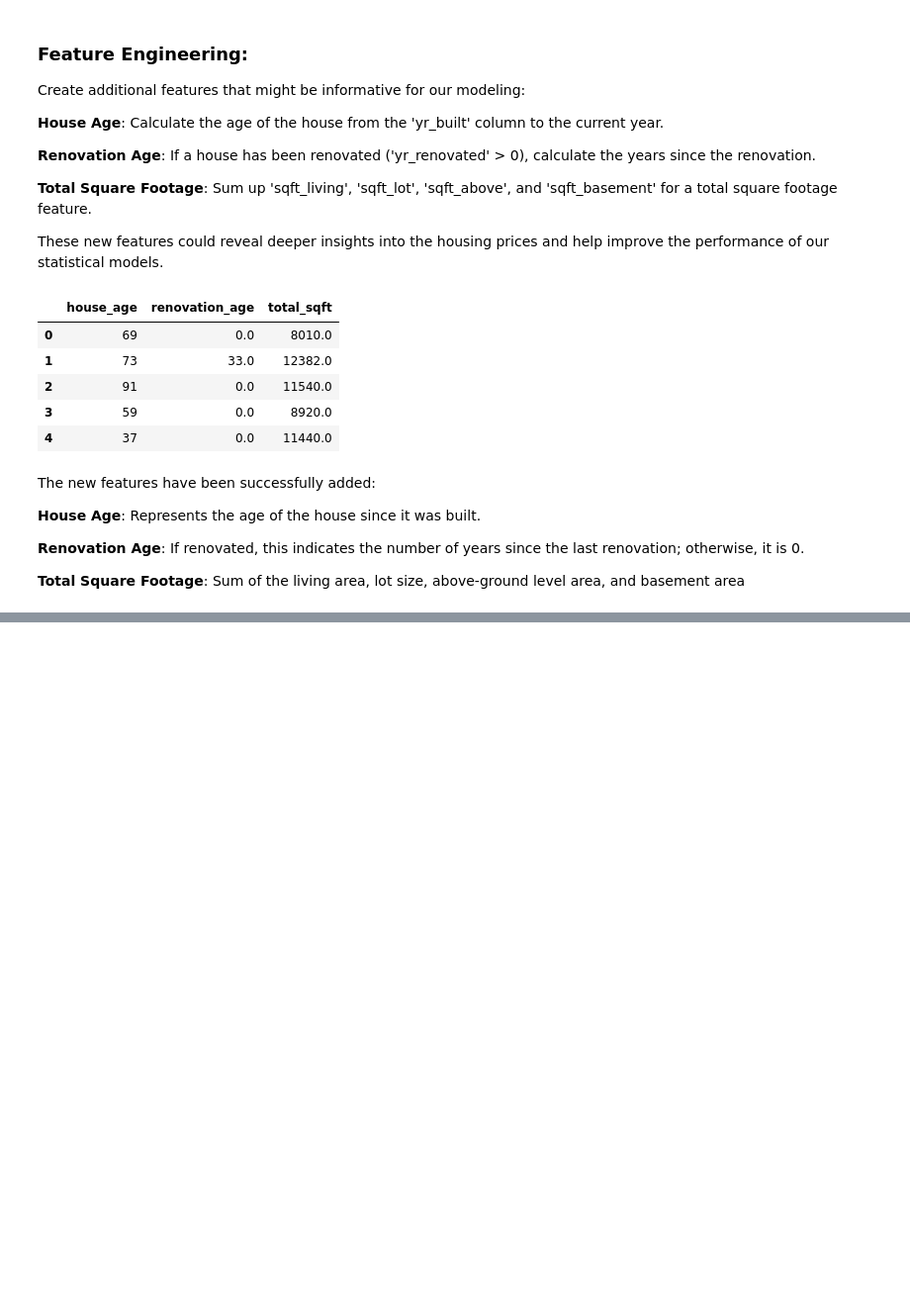
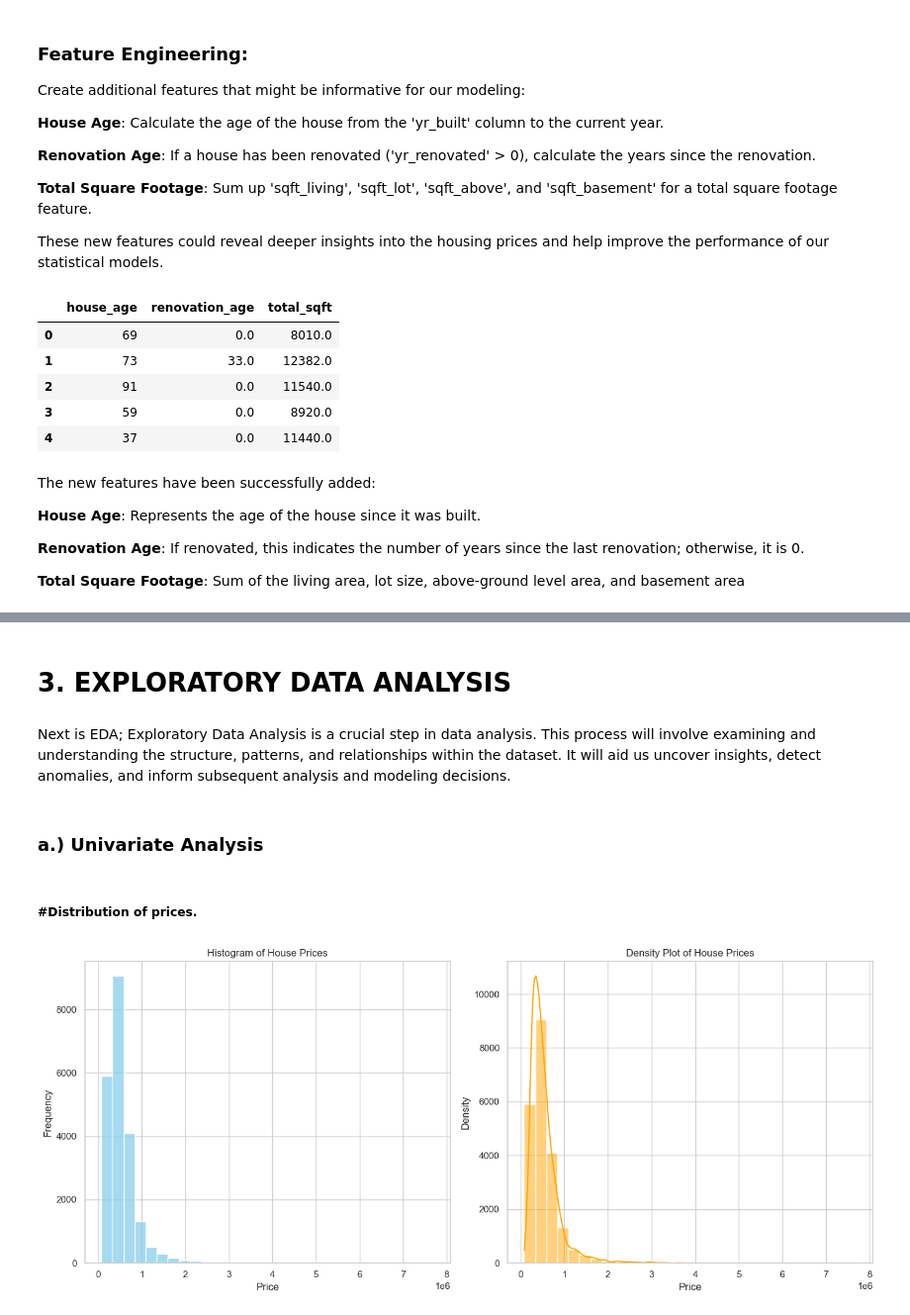
Before and after one commit to winnycodegurl/dsc-phase-2-projectgroup4, a Jupyter notebook: student.ipynb, the cells around one changed output, grey strips where cells are left out. Shown: that part at 99% size. Cells and saved outputs as stored; diff of their text form; code cells hidden in the pictures; blank space fills up the shorter version.

```diff
--- a/student.ipynb
+++ b/student.ipynb
@@ -435,0 +468,36 @@ The new features have been successfully added:
+# %% [markdown]
+# 3. EXPLORATORY DATA ANALYSIS
+# %% [markdown]
+Next is EDA; Exploratory Data Analysis is a crucial step in data analysis. This process will involve examining and understanding the structure, patterns, and relationships within the dataset. It will aid us uncover insights, detect anomalies, and inform subsequent analysis and modeling decisions.
+# %% [markdown]
+### a.) Univariate Analysis
+# %% [markdown]
+##### #Distribution of prices.
+# %%
+
+
+# Set the style for seaborn
+sns.set_style("whitegrid")
+
+# Create subplots
+fig, axes = plt.subplots(nrows=1, ncols=2, figsize=(14, 6))
+
+# Histogram
+sns.histplot(housing_data_encoded['price'], bins=30, kde=False, color='skyblue', ax=axes[0])
+axes[0].set_title('Histogram of House Prices')
+axes[0].set_xlabel('Price')
+axes[0].set_ylabel('Frequency')
+
+# Density Plot
+sns.histplot(housing_data_encoded['price'], bins=30, kde=True, color='orange', ax=axes[1])
+axes[1].set_title('Density Plot of House Prices')
+axes[1].set_xlabel('Price')
+axes[1].set_ylabel('Density')
+
+# Adjust layout
+plt.tight_layout()
+
+# Show plots
+plt.show()
+# %% [output]
+[figure, added]
```
Also changed, not shown: parts of 25 cells of this notebook.
